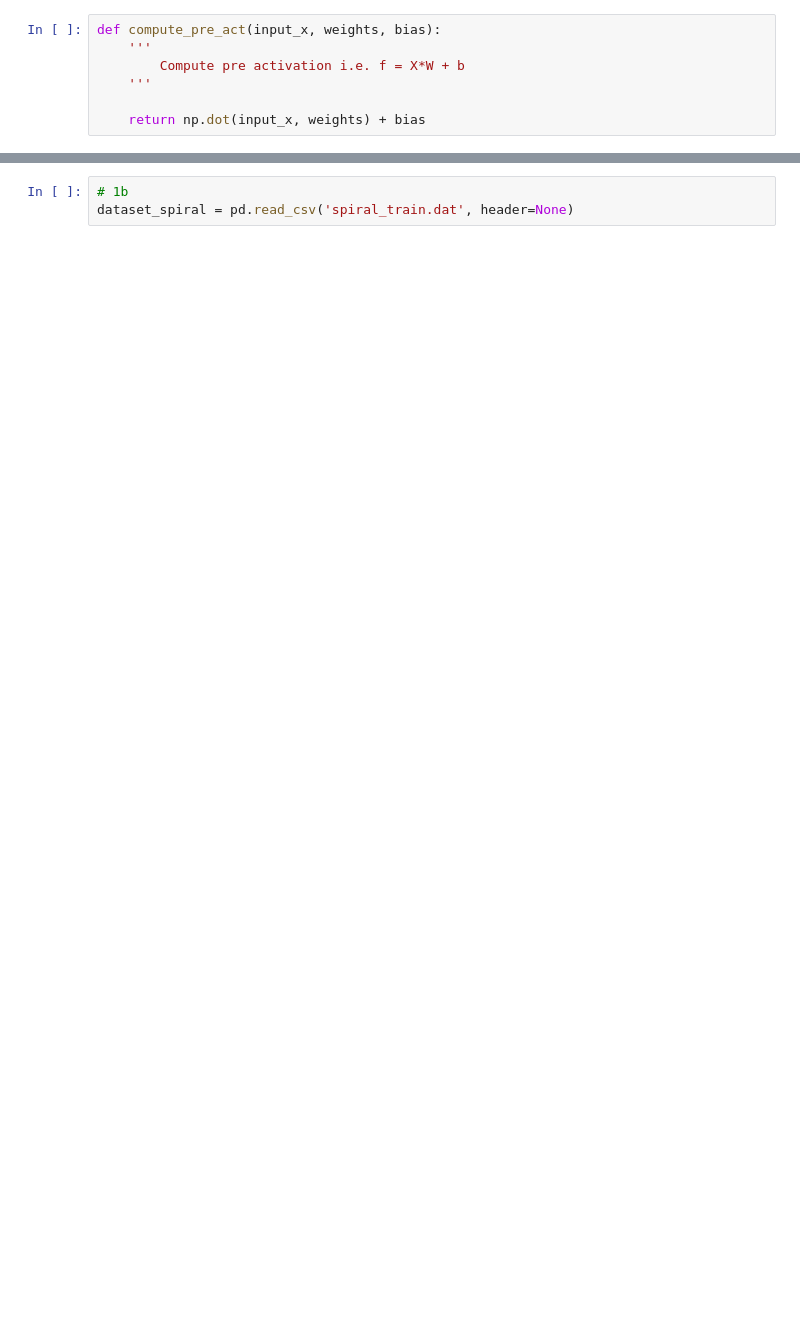
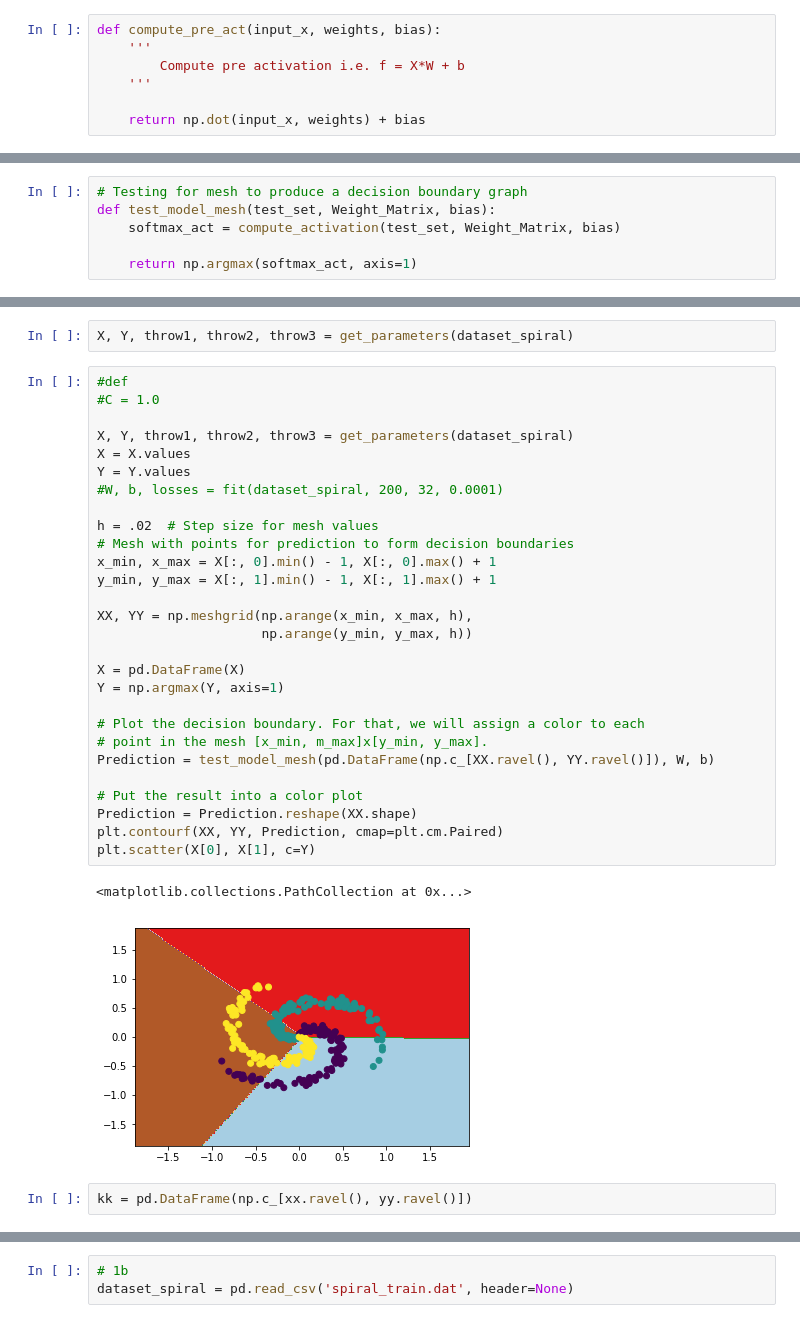
Before and after one commit to amnag94/Machine-Learning, a Jupyter notebook: nn_with_grad_check.ipynb, the cells around one changed output, grey strips where cells are left out. Saved outputs shown, nothing was run; the diff lists cells and outputs as text; blank space fills up the shorter version.

```diff
--- a/nn_with_grad_check.ipynb
+++ b/nn_with_grad_check.ipynb
@@ -150,0 +202,6 @@ Name: 0, dtype: uint8
+# %%
+# Testing for mesh to produce a decision boundary graph
+def test_model_mesh(test_set, Weight_Matrix, bias):
+    softmax_act = compute_activation(test_set, Weight_Matrix, bias)
+
+    return np.argmax(softmax_act, axis=1)
@@ -150,0 +253,35 @@ Name: 0, dtype: uint8
+# %%
+X, Y, throw1, throw2, throw3 = get_parameters(dataset_spiral)
+# %%
+#def
+#C = 1.0
+
+X, Y, throw1, throw2, throw3 = get_parameters(dataset_spiral)
+X = X.values
+Y = Y.values
+#W, b, losses = fit(dataset_spiral, 200, 32, 0.0001)
+
+h = .02  # Step size for mesh values
+# Mesh with points for prediction to form decision boundaries
+x_min, x_max = X[:, 0].min() - 1, X[:, 0].max() + 1
+y_min, y_max = X[:, 1].min() - 1, X[:, 1].max() + 1
+
+XX, YY = np.meshgrid(np.arange(x_min, x_max, h),
+                     np.arange(y_min, y_max, h))
+
+X = pd.DataFrame(X)
+Y = np.argmax(Y, axis=1)
+
+# Plot the decision boundary. For that, we will assign a color to each
+# point in the mesh [x_min, m_max]x[y_min, y_max].
+Prediction = test_model_mesh(pd.DataFrame(np.c_[XX.ravel(), YY.ravel()]), W, b)
+
+# Put the result into a color plot
+Prediction = Prediction.reshape(XX.shape)
+plt.contourf(XX, YY, Prediction, cmap=plt.cm.Paired)
+plt.scatter(X[0], X[1], c=Y)
+# %% [output]
+<matplotlib.collections.PathCollection at 0x...>
+[figure, added]
+# %%
+kk = pd.DataFrame(np.c_[xx.ravel(), yy.ravel()])
```
Also changed, not shown: parts of 46 cells of this notebook, 7 other files.
